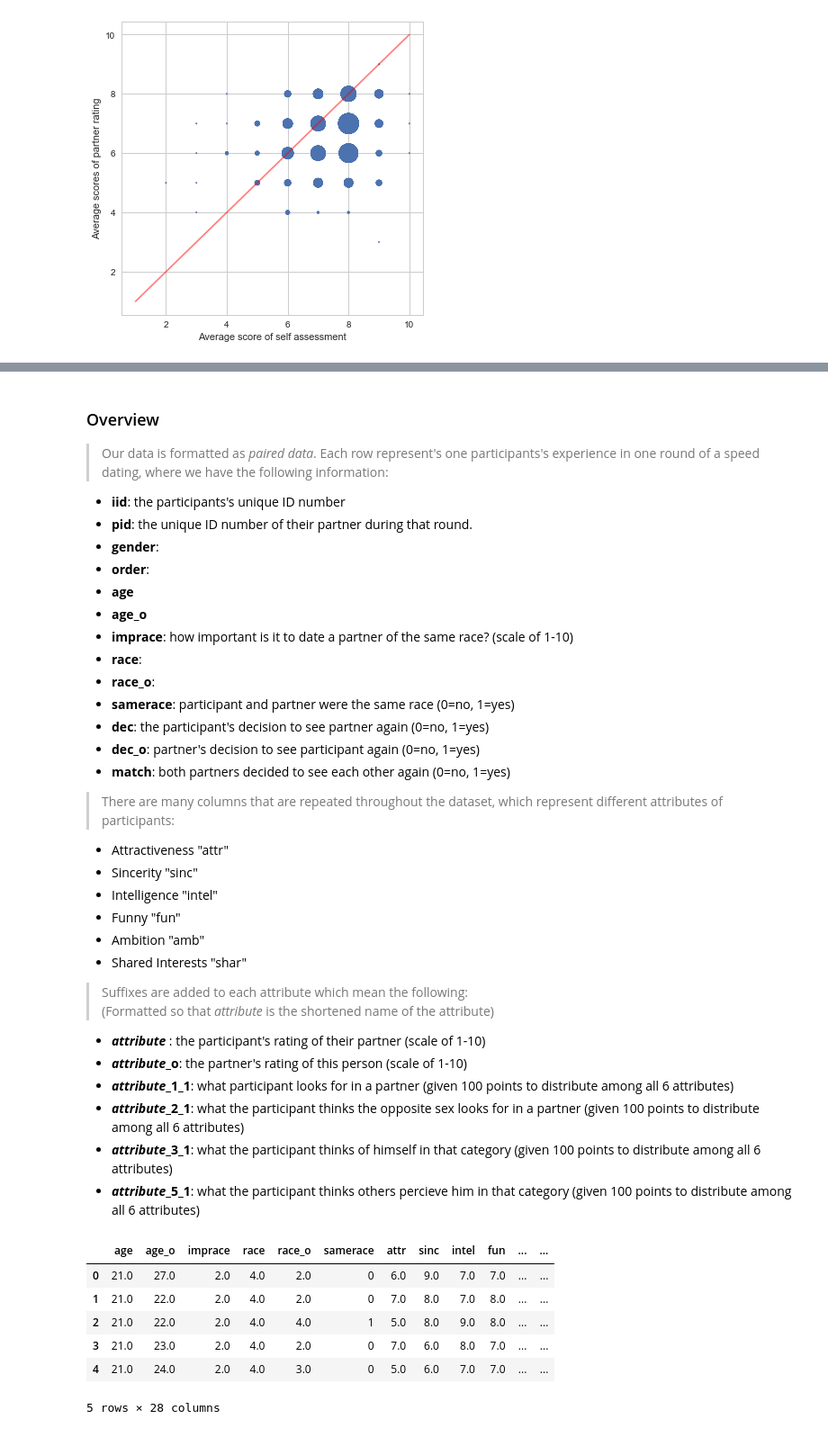
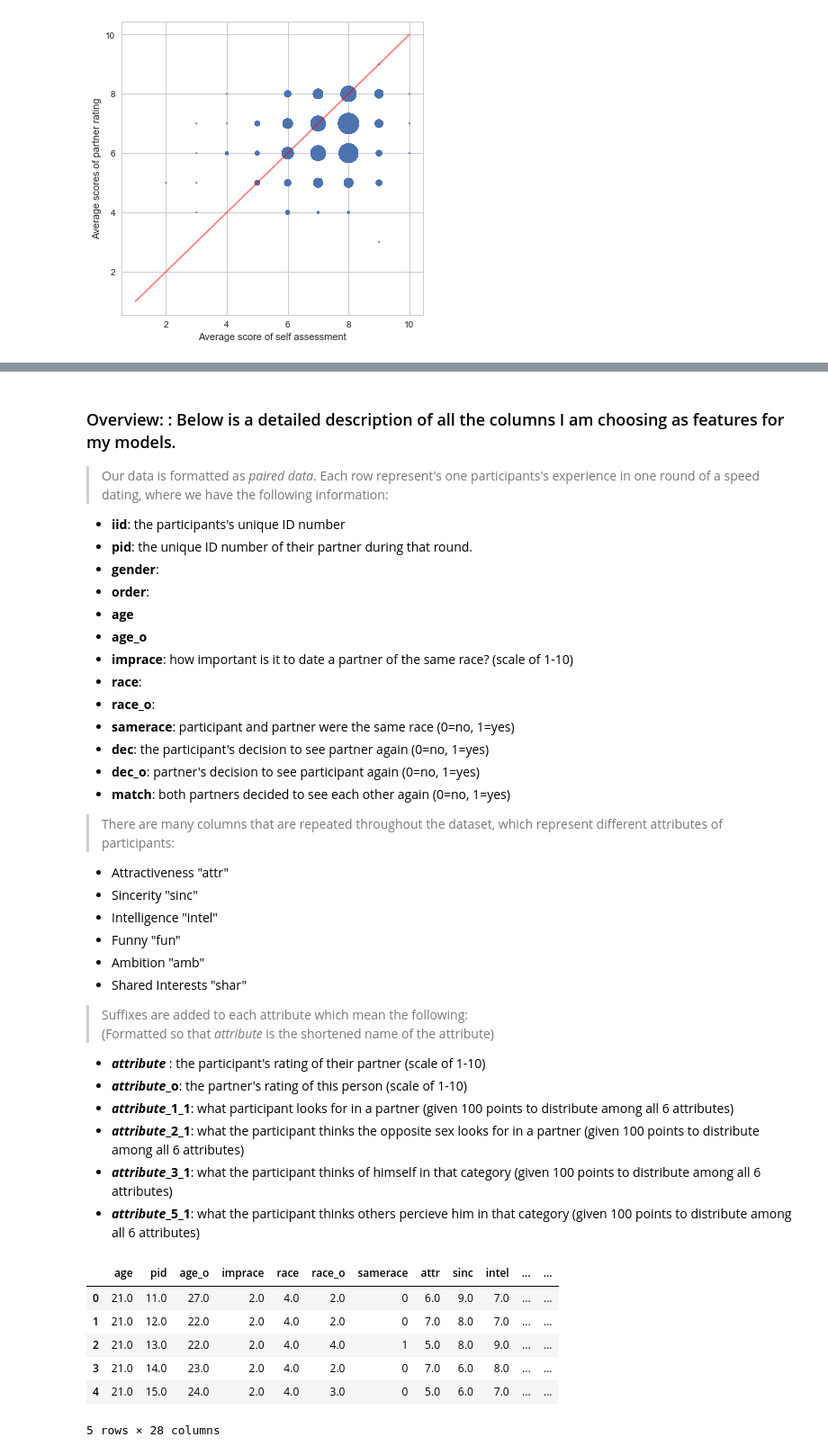
Before and after one commit to yashvig24/speed-dataing-experiment, a Jupyter notebook: Final_Resource.ipynb, the cells around one changed output, grey strips where cells are left out. Shown at 90% size. Drawn from its saved outputs; the diff is of its cells as text; code cells hidden in the pictures.

```diff
--- a/Final_Resource.ipynb
+++ b/Final_Resource.ipynb
@@ -40,8 +39,12 @@ Let's bring all rating to the same format
 # %%
 # select columns we want to keep
 to_keep = ['iid', 'pid', 'gender', 'order', 'age', 'age_o', 'imprace', 'race', 'race_o', 'samerace', \
-                 'attr', 'sinc', 'intel', 'fun', 'amb', 'shar', 'attr_o', 'sinc_o', 'intel_o', 'fun_o', 'amb_o', \
-                 'shar_o',  'int_corr', 'dec', 'dec_o', 'match', 'attr1_1', 'sinc1_1', 'intel1_1', 'fun1_1', \
-                 'amb1_1', 'shar1_1', 'field_cd', 'wave']
+           'shar', 'shar_o',  'int_corr', 'dec', 'dec_o', 'match', 'shar1_1', 'field_cd', 'wave']
+attributes = ['attr', 'fun','sinc', 'amb', 'intel']
+to_keep.extend([att for att in attributes])
+to_keep.extend([att + '1_1' for att in attributes])
+to_keep.extend([att + '5_1' for att in attributes])
+to_keep.extend([att + '_o' for att in attributes])
+to_keep.extend([att + '3_1' for att in attributes])
 data = data[to_keep]
 # %%
@@ -341,7 +333,7 @@ Index(['iid', 'pid', 'gender', 'order', 'age', 'age_o', 'imprace', 'race',
        'intel3_1'],
       dtype='object')
 # %% [markdown]
-### Overview
+### Overview: :  Below is a detailed description of all the columns I am choosing as features for my models.
 > Our data is formatted as _paired data_. Each row represent's one participants's experience in one round of a speed dating, where we have the following information:
 - **iid**: the participants's unique ID number
 - **pid**: the unique ID number of their partner during that round.
@@ -374,19 +366,19 @@ Index(['iid', 'pid', 'gender', 'order', 'age', 'age_o', 'imprace', 'race',
 - **_attribute_\_3_1**: what the participant thinks of himself in that category (given 100 points to distribute among all 6 attributes)
 - **_attribute_\_5_1**: what the participant thinks others percieve him in that category (given 100 points to distribute among all 6 attributes)
 # %%
-to_keep = ['age', 'age_o', 'imprace', 'race', 'race_o', 'samerace', \
+to_keep = ['age', 'pid', 'age_o', 'imprace', 'race', 'race_o', 'samerace', \
                  'attr', 'sinc', 'intel', 'fun', 'amb', 'shar', 'attr_o', 'sinc_o', 'intel_o', 'fun_o', 'amb_o', \
                  'shar_o',  'int_corr', 'dec', 'attr1_1', 'sinc1_1', 'intel1_1', 'fun1_1', \
-                 'amb1_1', 'shar1_1', 'field_cd', 'wave']
+                 'amb1_1', 'shar1_1', 'field_cd']
 features = data[to_keep]
 target = 'dec'
 features = features.dropna()
 features.head()
 # %% [output]
-|  | age | age_o | imprace | race | race_o | samerace | attr | sinc | intel | fun | ... | ... |
-| 0 | 21.0 | 27.0 | 2.0 | 4.0 | 2.0 | 0 | 6.0 | 9.0 | 7.0 | 7.0 | ... | ... |
-| 1 | 21.0 | 22.0 | 2.0 | 4.0 | 2.0 | 0 | 7.0 | 8.0 | 7.0 | 8.0 | ... | ... |
-| 2 | 21.0 | 22.0 | 2.0 | 4.0 | 4.0 | 1 | 5.0 | 8.0 | 9.0 | 8.0 | ... | ... |
-| 3 | 21.0 | 23.0 | 2.0 | 4.0 | 2.0 | 0 | 7.0 | 6.0 | 8.0 | 7.0 | ... | ... |
-| 4 | 21.0 | 24.0 | 2.0 | 4.0 | 3.0 | 0 | 5.0 | 6.0 | 7.0 | 7.0 | ... | ... |
+|  | age | pid | age_o | imprace | race | race_o | samerace | attr | sinc | intel | ... | ... |
+| 0 | 21.0 | 11.0 | 27.0 | 2.0 | 4.0 | 2.0 | 0 | 6.0 | 9.0 | 7.0 | ... | ... |
+| 1 | 21.0 | 12.0 | 22.0 | 2.0 | 4.0 | 2.0 | 0 | 7.0 | 8.0 | 7.0 | ... | ... |
+| 2 | 21.0 | 13.0 | 22.0 | 2.0 | 4.0 | 4.0 | 1 | 5.0 | 8.0 | 9.0 | ... | ... |
+| 3 | 21.0 | 14.0 | 23.0 | 2.0 | 4.0 | 2.0 | 0 | 7.0 | 6.0 | 8.0 | ... | ... |
+| 4 | 21.0 | 15.0 | 24.0 | 2.0 | 4.0 | 3.0 | 0 | 5.0 | 6.0 | 7.0 | ... | ... |
 5 rows × 28 columns
```
Also changed, not shown: parts of 37 cells of this notebook.
